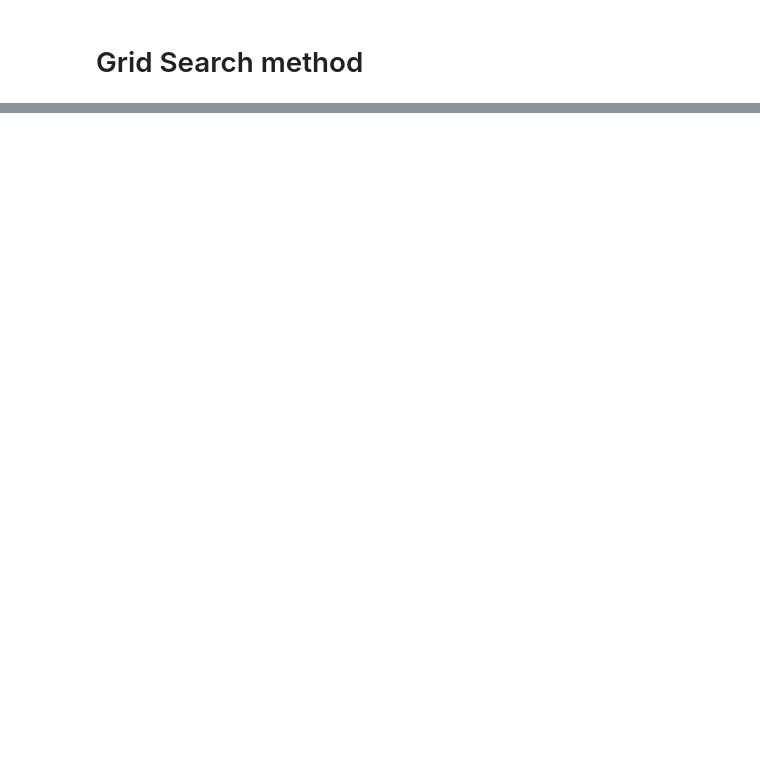
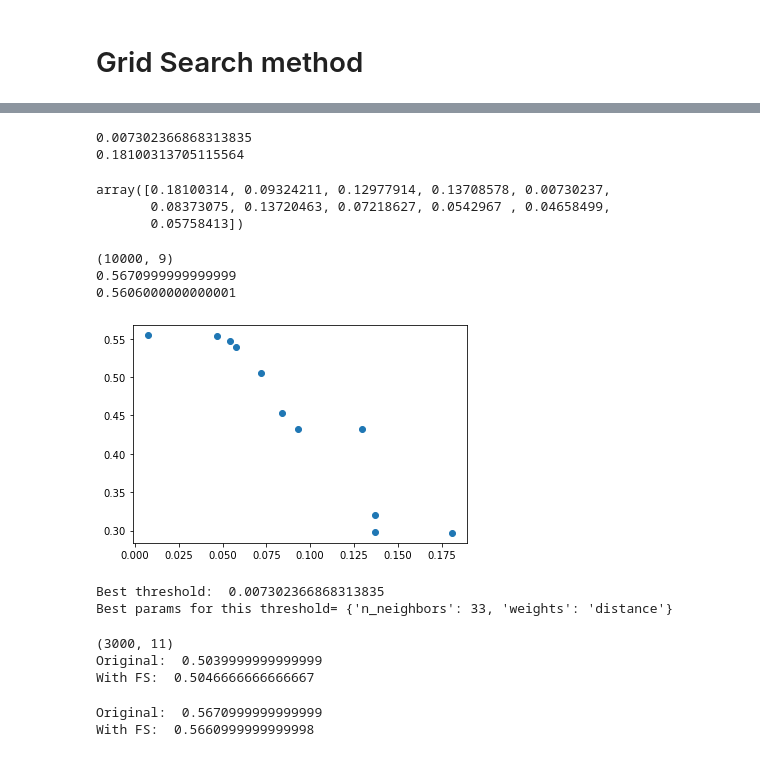
Before and after one commit to Asocsar/MD, a Jupyter notebook: Second_Part/KNN.ipynb, the cells around one changed output, grey strips where cells are left out. Drawn from its saved outputs; the diff is of its cells as text; code cells hidden in the pictures; blank space fills up the shorter version.

```diff
--- a/Second_Part/KNN.ipynb
+++ b/Second_Part/KNN.ipynb
@@ -54,7 +76,7 @@ print(y.shape)
 # Starting KNN
 # %%
 # Let's do a simple cross-validation: split data into training and test sets (test 30% of data)
-(X_train, X_test,  y_train, y_test) = cv.train_test_split(X, y, test_size=.3, random_state=1)
+(X_train, X_test,  y_train, y_test) = cv.train_test_split(X_scaled, y, test_size=.3, random_state=1)
 
 # Create a kNN classifier object
 knc = nb.KNeighborsClassifier()
@@ -222,0 +247,75 @@ Best Params= {'n_neighbors': 11, 'weights': 'uniform'} Accuracy= 0.3266233766233
+# %%
+from sklearn.ensemble import RandomForestClassifier
+
+clf = RandomForestClassifier(n_estimators=100)
+clf = clf.fit(X_scaled, y)
+thresholds=clf.feature_importances_
+print(thresholds.min())
+print(thresholds.max())
+thresholds
+# %% [output]
+0.007302366868313835
+0.18100313705115564
+array([0.18100314, 0.09324211, 0.12977914, 0.13708578, 0.00730237,
+       0.08373075, 0.13720463, 0.07218627, 0.0542967 , 0.04658499,
+       0.05758413])
+# %%
+from sklearn.feature_selection import SelectFromModel
+
+model = SelectFromModel(clf, prefit=True, threshold=0.05)
+X_new = model.transform(X_scaled)
+print(X_new.shape)
+
+print(np.mean(cross_val_score(nb.KNeighborsClassifier(n_neighbors=15, weights='distance'), X=X_scaled, y=y, cv=10, scoring='accuracy')))
+print(np.mean(cross_val_score(nb.KNeighborsClassifier(n_neighbors=15, weights='distance'), X=X_new, y=y, cv=10, scoring='accuracy')))
+# %% [output]
+(10000, 9)
+0.5670999999999999
+0.5606000000000001
+# %%
+l=[]
+lparval=[]
+for threshold in thresholds:
+    model = SelectFromModel(clf, prefit=True, threshold=threshold)
+    X_new = model.transform(X_train)
+    params = {'n_neighbors':list(range(1,60,2)), 'weights':('distance','uniform')}
+    knc = nb.KNeighborsClassifier()
+    clf2 = GridSearchCV(knc, param_grid=params,cv=10,n_jobs=-1)  # If cv is integer, by default is Stratifyed
+    clf2.fit(X_new, y_train)
+    parval=clf2.best_params_
+    clf3 = nb.KNeighborsClassifier(n_neighbors=parval['n_neighbors'],weights=parval['weights'])
+    acc = np.mean(cross_val_score(clf3, X=X_new, y=y_train, cv=10, scoring='accuracy'))
+    l.append(acc)
+    lparval.append(parval)
+
+plt.scatter(thresholds,l)
+plt.show()
+
+print('Best threshold: ',thresholds[np.argmax(l)])
+print("Best params for this threshold=",parval)
+# %% [output]
+[figure, added]
+Best threshold:  0.007302366868313835
+Best params for this threshold= {'n_neighbors': 33, 'weights': 'distance'}
+# %%
+parval=lparval[np.argmax(l)]
+model = SelectFromModel(clf, prefit=True, threshold=thresholds[np.argmax(l)])
+X_new = model.transform(X_test)
+print(X_new.shape)
+clf_new = nb.KNeighborsClassifier(n_neighbors=parval['n_neighbors'],weights=parval['weights'])
+print('Original: ', np.mean(cross_val_score(nb.KNeighborsClassifier(n_neighbors=15, weights='distance'), X=X_test, y=y_test, cv=10, scoring='accuracy')))
+print('With FS: ', np.mean(cross_val_score(clf_new, X=X_new, y=y_test, cv=10, scoring='accuracy')))
+# %% [output]
+(3000, 11)
+Original:  0.5039999999999999
+With FS:  0.5046666666666667
+# %%
+parval=lparval[np.argmax(l)]
+model = SelectFromModel(clf, prefit=True, threshold=thresholds[np.argmax(l)])
+X_new = model.transform(X_scaled)
+clf_new = nb.KNeighborsClassifier(n_neighbors=parval['n_neighbors'],weights=parval['weights'])
+print('Original: ', np.mean(cross_val_score(nb.KNeighborsClassifier(n_neighbors=15, weights='distance'), X=X_scaled, y=y, cv=10, scoring='accuracy')))
+print('With FS: ', np.mean(cross_val_score(clf_new, X=X_new, y=y, cv=10, scoring='accuracy')))
+# %% [output]
+Original:  0.5670999999999999
+With FS:  0.5660999999999998
```
Also changed, not shown: parts of 13 cells of this notebook, 2 other files.
